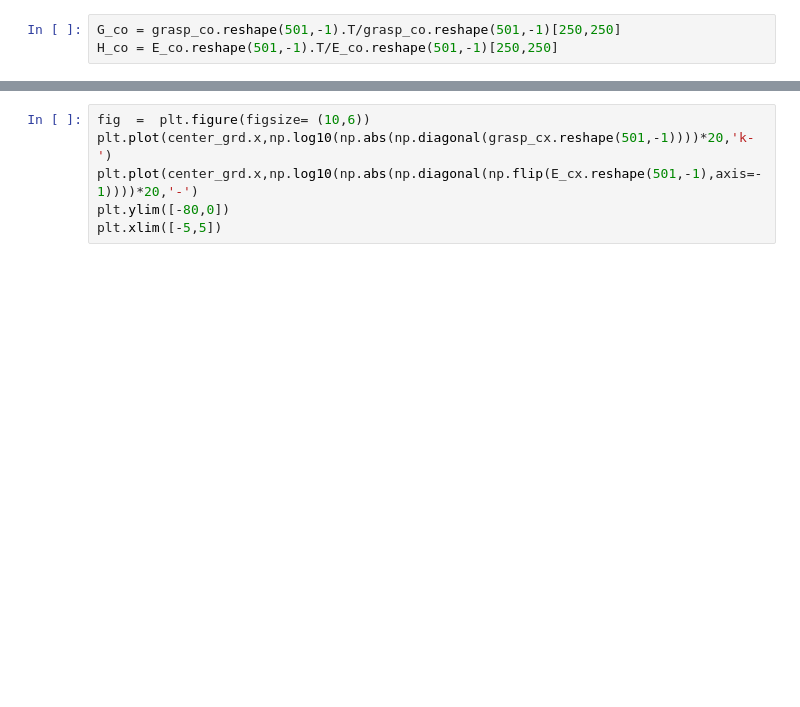
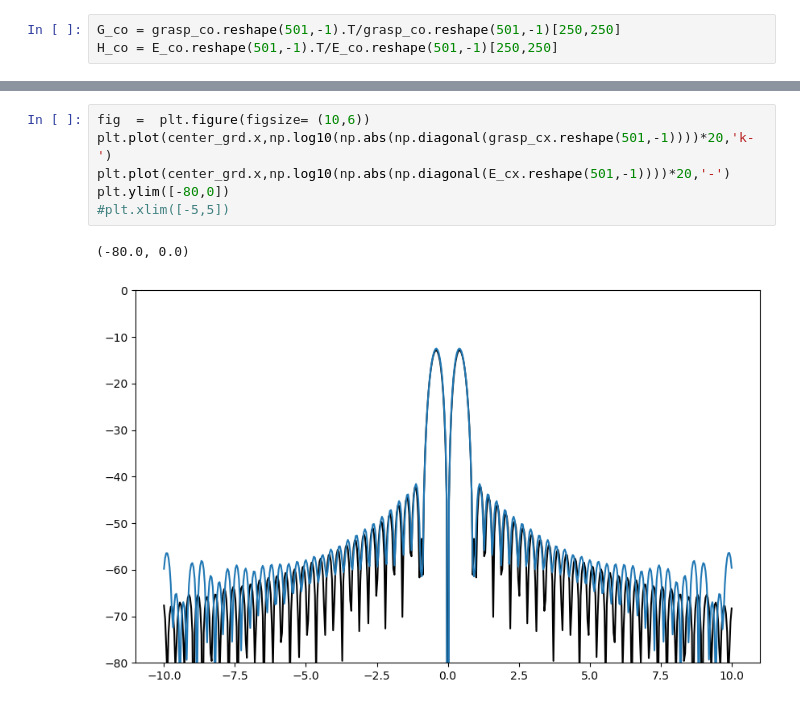
Before and after one commit to XiaodongRencologne/PO_test, a Jupyter notebook: L1_test2.ipynb, the cells around one changed output, grey strips where cells are left out. Cells and saved outputs as stored; diff of their text form; blank space fills up the shorter version.

```diff
--- a/L1_test2.ipynb
+++ b/L1_test2.ipynb
@@ -168,7 +259,10 @@ plt.plot(np.log10(np.abs(E_co.reshape(501,-1)[250,:])**2)*10,'-')
 # %%
 fig  =  plt.figure(figsize= (10,6))
 plt.plot(center_grd.x,np.log10(np.abs(np.diagonal(grasp_cx.reshape(501,-1))))*20,'k-')
-plt.plot(center_grd.x,np.log10(np.abs(np.diagonal(np.flip(E_cx.reshape(501,-1),axis=-1))))*20,'-')
+plt.plot(center_grd.x,np.log10(np.abs(np.diagonal(E_cx.reshape(501,-1))))*20,'-')
 plt.ylim([-80,0])
-plt.xlim([-5,5])
+#plt.xlim([-5,5])
+# %% [output]
+(-80.0, 0.0)
+[figure, added]
 # %%
```
Also changed, not shown: parts of 20 cells of this notebook, 6 other files.
